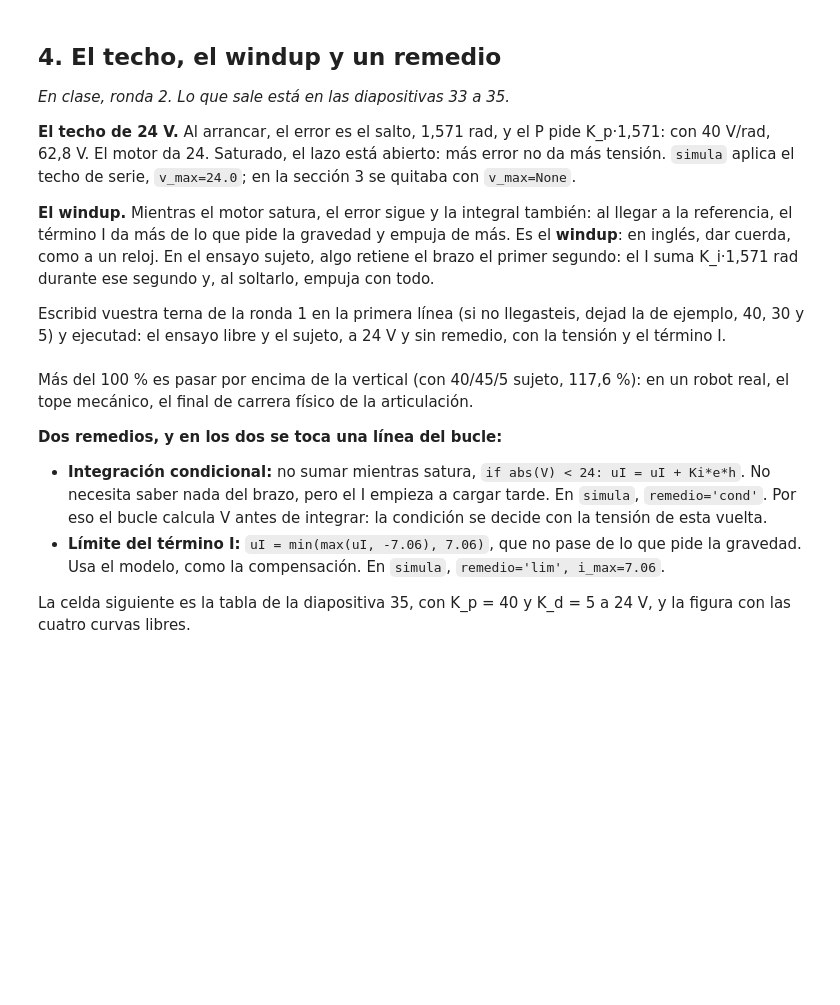
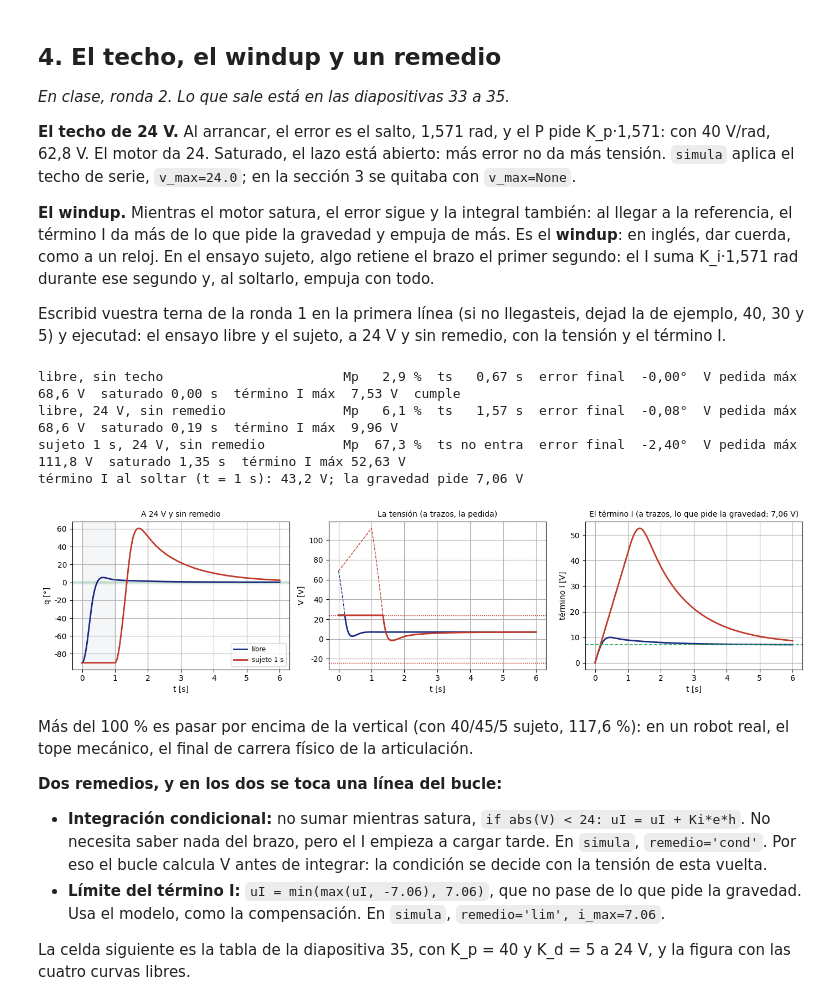
Before and after one commit to 1gui7/Mecatronica-Robotica, a Jupyter notebook: cuadernos/82514_S14_Taller_PID.ipynb, the cells around one changed output. Drawn from its saved outputs; the diff is of its cells as text; code cells hidden in the pictures; blank space fills up the shorter version.

```diff
--- a/cuadernos/82514_S14_Taller_PID.ipynb
+++ b/cuadernos/82514_S14_Taller_PID.ipynb
@@ -368,15 +412,21 @@ barrido_ki(Kp, Kd, np.arange(10, 40.1, 2.5), v_max=None)   # se ejecuta tal cual
 
 Escribid vuestra terna de la ronda 1 en la primera línea (si no llegasteis, dejad la de ejemplo, 40, 30 y 5) y ejecutad: el ensayo libre y el sujeto, a 24 V y sin remedio, con la tensión y el término I.
 # %%
-TERNA_R1 = (40.0, 30.0, 5.0)        # vuestra terna de la ronda 1: Kp [V/rad], Ki [V/(rad·s)], Kd [V·s/rad]
+TERNA_R1 = (43.7, 27.5, 4.98)        # vuestra terna de la ronda 1: Kp [V/rad], Ki [V/(rad·s)], Kd [V·s/rad]
 Kp, Ki, Kd = TERNA_R1
 libre = simula(Kp, Ki, Kd, T=6.0)                   # a 24 V, sin remedio
 sujeto = simula(Kp, Ki, Kd, sujeto=1.0, T=6.0)      # retenido el primer segundo
 informe(simula(Kp, Ki, Kd, v_max=None, T=6.0), 'libre, sin techo')
 informe(libre, 'libre, 24 V, sin remedio')
 informe(sujeto, 'sujeto 1 s, 24 V, sin remedio')
 print(f"término I al soltar (t = 1 s): {coma(sujeto['uI'][int(round(1.0/H))], '.1f')} V; la gravedad pide {coma(ESTIRADO['vg'], '.2f')} V")
 dibuja(libre, sujeto, etiquetas=['libre', 'sujeto 1 s'], tension=True, titulo='A 24 V y sin remedio')
+# %% [output]
+libre, sin techo                       Mp   2,9 %  ts   0,67 s  error final  -0,00°  V pedida máx  68,6 V  saturado 0,00 s  término I máx  7,53 V  cumple
+libre, 24 V, sin remedio               Mp   6,1 %  ts   1,57 s  error final  -0,08°  V pedida máx  68,6 V  saturado 0,19 s  término I máx  9,96 V
+sujeto 1 s, 24 V, sin remedio          Mp  67,3 %  ts no entra  error final  -2,40°  V pedida máx 111,8 V  saturado 1,35 s  término I máx 52,63 V
+término I al soltar (t = 1 s): 43,2 V; la gravedad pide 7,06 V
+[figure, added]
 # %% [markdown]
 Más del 100 % es pasar por encima de la vertical (con 40/45/5 sujeto, 117,6 %): en un robot real, el tope mecánico, el final de carrera físico de la articulación.
 
```
Also changed, not shown: parts of 15 cells of this notebook.
